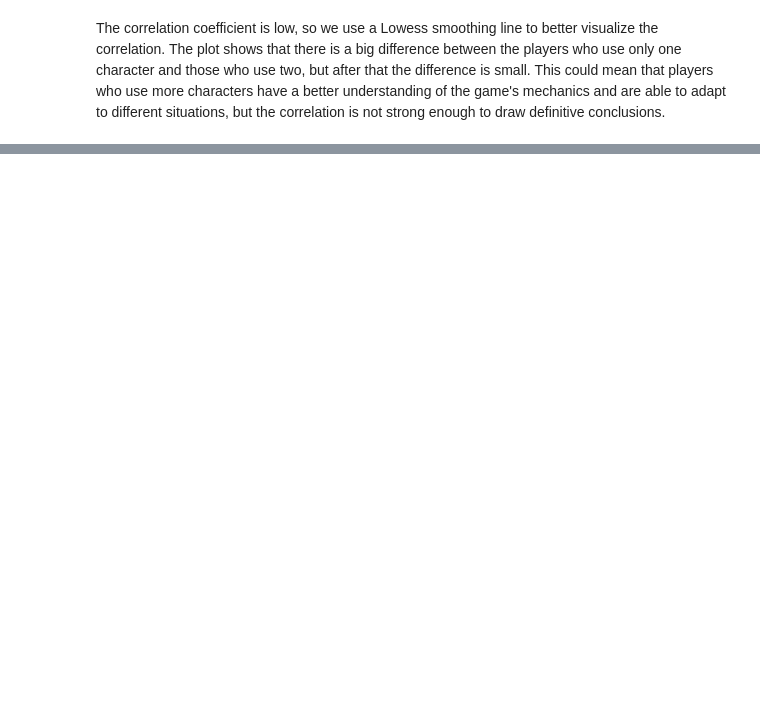
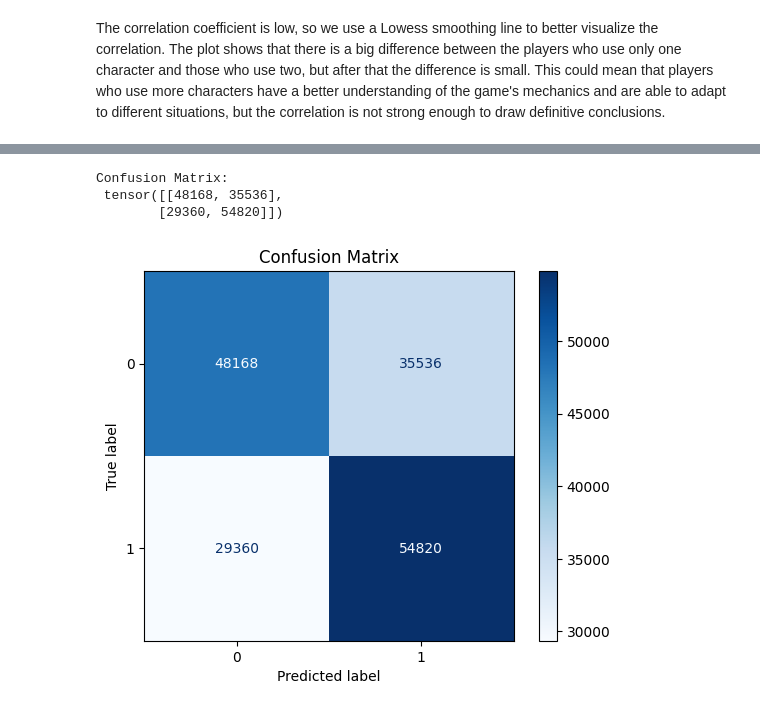
Before and after one commit to RCuccia02/SF6DataAnalysis, a Jupyter notebook: sf6_match_analysis.ipynb, the cells around one changed output, grey strips where cells are left out. Cells and saved outputs as stored; diff of their text form; code cells hidden in the pictures; blank space fills up the shorter version.

```diff
--- a/sf6_match_analysis.ipynb
+++ b/sf6_match_analysis.ipynb
@@ -676,0 +805,22 @@ trainer.fit(model, train_loader, test_loader)
+# %%
+all_preds = []
+all_probs = []
+all_labels = []
+
+device = "cuda" if torch.cuda.is_available() else "cpu"
+model.to(device)          # sposta il modello sulla GPU
+model.eval()
+model.freeze()
+
+with torch.no_grad():
+    for x, y in test_loader:
+        x, y = x.to(device), y.to(device)
+        logits = model(x)
+        probs = torch.sigmoid(logits)
+        preds = (probs >= 0.5).int().squeeze(-1)  # squeeze solo l'ultima dimensione
+        all_probs.append(probs.cpu())
+        all_preds.append(preds.cpu())  # deve essere Tensor
+        all_labels.append(y.cpu())
+all_probs_tensor = torch.cat(all_probs).flatten()
+all_preds_tensor = torch.cat(all_preds).flatten()
+all_labels_tensor = torch.cat(all_labels).flatten()
@@ -676,0 +835,21 @@ trainer.fit(model, train_loader, test_loader)
+# %%
+import torchmetrics
+from sklearn.metrics import ConfusionMatrixDisplay
+import matplotlib.pyplot as plt
+all_preds_cf = torch.cat(all_preds, dim=0)
+all_labels_cf = torch.cat(all_labels, dim=0)
+all_probs_cf = torch.cat(all_probs, dim=0)
+confmat = torchmetrics.ConfusionMatrix(task="binary", num_classes=2)
+cm = confmat(all_preds_cf, all_labels_cf)
+
+print("Confusion Matrix:\n", cm)
+
+disp = ConfusionMatrixDisplay(confusion_matrix=cm.numpy(), display_labels=[0,1])
+disp.plot(cmap=plt.cm.Blues)
+plt.title("Confusion Matrix")
+plt.show()
+# %% [output]
+Confusion Matrix:
+ tensor([[48168, 35536],
+        [29360, 54820]])
+[figure, added]
```
Also changed, not shown: parts of 36 cells of this notebook, 32 other files.
